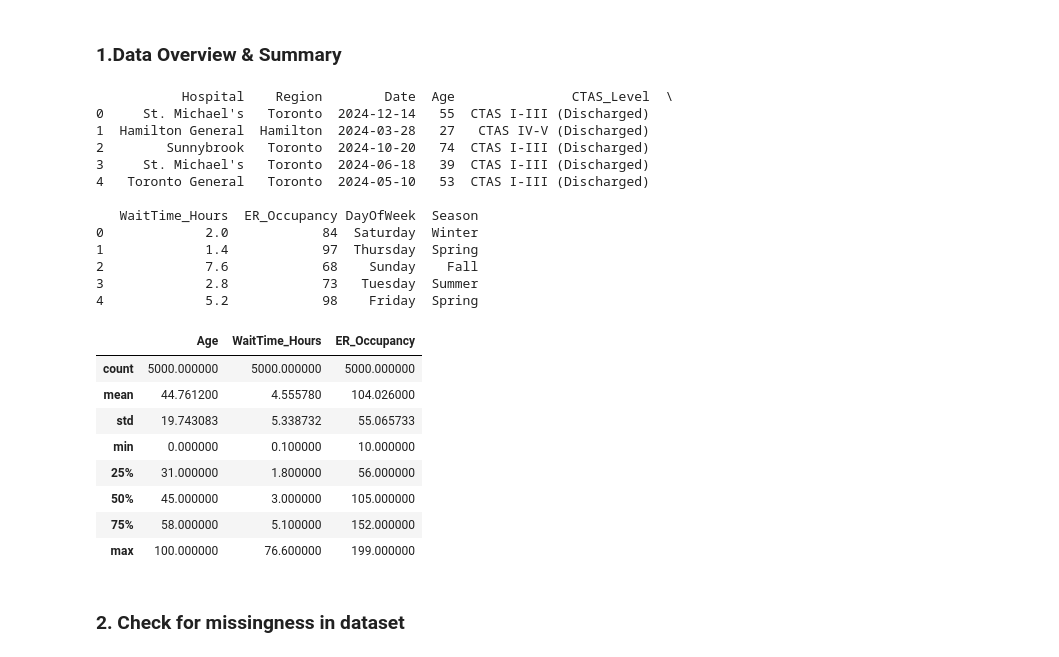
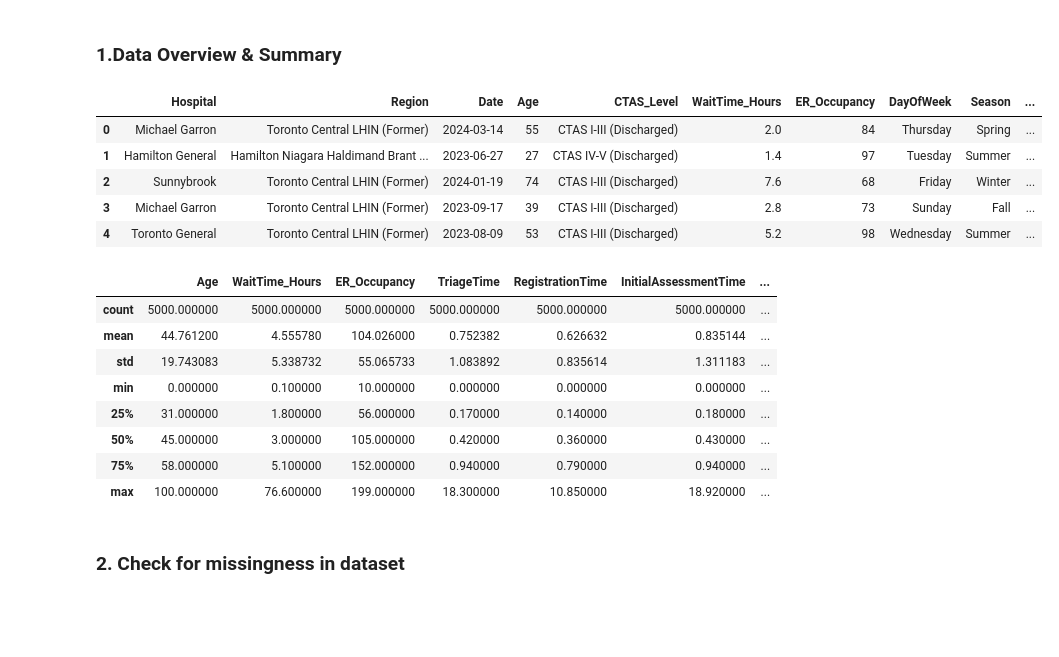
Before and after one commit to priyankachiti/CSCN8040_Group7, a Jupyter notebook: notebooks/ER_Wait_Times_Ontario.ipynb, the cells around one changed output. Drawn from its saved outputs; the diff is of its cells as text; code cells hidden in the pictures; blank space fills up the shorter version.

```diff
--- a/notebooks/ER_Wait_Times_Ontario.ipynb
+++ b/notebooks/ER_Wait_Times_Ontario.ipynb
@@ -30,5 +33,5 @@ from scipy.stats import zscore
 ## **Load and display the dataset**
 # %%
 # Load the dataset
-file_path = "./er_wait_times_ontario_updated.csv"
+file_path = "../data/er_wait_times_ontario_updated_region_with_stages.csv"
 df = pd.read_csv(file_path)
@@ -37,32 +50,25 @@ df = pd.read_csv(file_path)
 # %% [markdown]
 ### 1.Data Overview & Summary
 # %%
-print(df.head())
+display(df.head())
 summary_stats = df.describe()
 display(summary_stats)
 # %% [output]
-           Hospital    Region        Date  Age               CTAS_Level  \
-0     St. Michael's   Toronto  2024-12-14   55  CTAS I-III (Discharged)
-1  Hamilton General  Hamilton  2024-03-28   27   CTAS IV-V (Discharged)
-2        Sunnybrook   Toronto  2024-10-20   74  CTAS I-III (Discharged)
-3     St. Michael's   Toronto  2024-06-18   39  CTAS I-III (Discharged)
-4   Toronto General   Toronto  2024-05-10   53  CTAS I-III (Discharged)
-
-   WaitTime_Hours  ER_Occupancy DayOfWeek  Season
-0             2.0            84  Saturday  Winter
-1             1.4            97  Thursday  Spring
-2             7.6            68    Sunday    Fall
-3             2.8            73   Tuesday  Summer
-4             5.2            98    Friday  Spring
-|  | Age | WaitTime_Hours | ER_Occupancy |
-| count | 5000.000000 | 5000.000000 | 5000.000000 |
-| mean | 44.761200 | 4.555780 | 104.026000 |
-| std | 19.743083 | 5.338732 | 55.065733 |
-| min | 0.000000 | 0.100000 | 10.000000 |
-| 25% | 31.000000 | 1.800000 | 56.000000 |
-| 50% | 45.000000 | 3.000000 | 105.000000 |
-| 75% | 58.000000 | 5.100000 | 152.000000 |
-| max | 100.000000 | 76.600000 | 199.000000 |
+|  | Hospital | Region | Date | Age | CTAS_Level | WaitTime_Hours | ER_Occupancy | DayOfWeek | Season | ... |
+| 0 | Michael Garron | Toronto Central LHIN (Former) | 2024-03-14 | 55 | CTAS I-III (Discharged) | 2.0 | 84 | Thursday | Spring | ... |
+| 1 | Hamilton General | Hamilton Niagara Haldimand Brant ... | 2023-06-27 | 27 | CTAS IV-V (Discharged) | 1.4 | 97 | Tuesday | Summer | ... |
+| 2 | Sunnybrook | Toronto Central LHIN (Former) | 2024-01-19 | 74 | CTAS I-III (Discharged) | 7.6 | 68 | Friday | Winter | ... |
+| 3 | Michael Garron | Toronto Central LHIN (Former) | 2023-09-17 | 39 | CTAS I-III (Discharged) | 2.8 | 73 | Sunday | Fall | ... |
+| 4 | Toronto General | Toronto Central LHIN (Former) | 2023-08-09 | 53 | CTAS I-III (Discharged) | 5.2 | 98 | Wednesday | Summer | ... |
+|  | Age | WaitTime_Hours | ER_Occupancy | TriageTime | RegistrationTime | InitialAssessmentTime | ... |
+| count | 5000.000000 | 5000.000000 | 5000.000000 | 5000.000000 | 5000.000000 | 5000.000000 | ... |
+| mean | 44.761200 | 4.555780 | 104.026000 | 0.752382 | 0.626632 | 0.835144 | ... |
+| std | 19.743083 | 5.338732 | 55.065733 | 1.083892 | 0.835614 | 1.311183 | ... |
+| min | 0.000000 | 0.100000 | 10.000000 | 0.000000 | 0.000000 | 0.000000 | ... |
+| 25% | 31.000000 | 1.800000 | 56.000000 | 0.170000 | 0.140000 | 0.180000 | ... |
+| 50% | 45.000000 | 3.000000 | 105.000000 | 0.420000 | 0.360000 | 0.430000 | ... |
+| 75% | 58.000000 | 5.100000 | 152.000000 | 0.940000 | 0.790000 | 0.940000 | ... |
+| max | 100.000000 | 76.600000 | 199.000000 | 18.300000 | 10.850000 | 18.920000 | ... |
 # %% [markdown]
 ### 2. Check for missingness in dataset
 # %%
```
Also changed, not shown: parts of 39 cells of this notebook, 3 other files.
